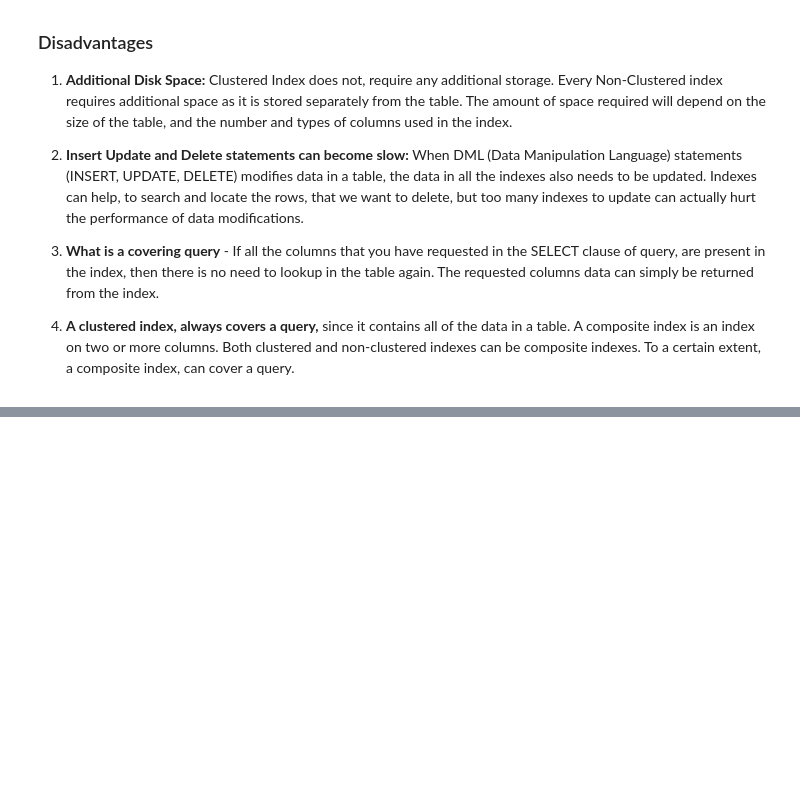
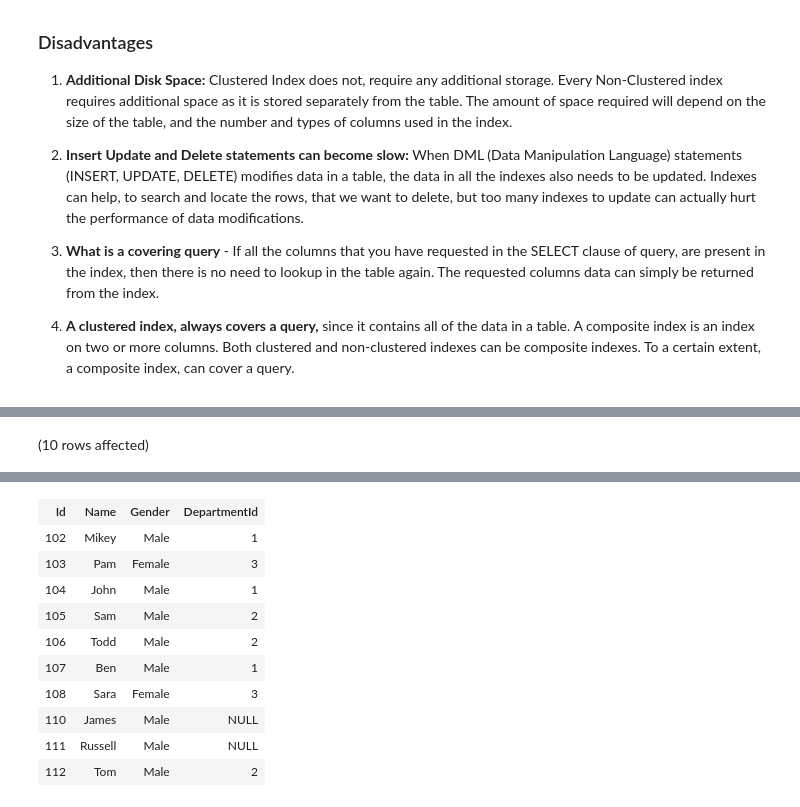
Before and after one commit to kanhaiya-bhayana-inc/Sql-server, a Jupyter notebook: Notebook 2 - Sql Server.ipynb, the cells around one changed output, grey strips where cells are left out. Saved outputs shown, nothing was run; the diff lists cells and outputs as text; code cells hidden in the pictures; blank space fills up the shorter version.

```diff
--- a/Notebook 2 - Sql Server.ipynb
+++ b/Notebook 2 - Sql Server.ipynb
@@ -1041,0 +1141,4 @@ UNIQUENESS is a property of an Index, and both CLUSTERED and NON-CLUSTERED index
+# %%
+SELECT * from vwEmployeesDataExceptSalary
+# %% [output]
+(10 rows affected)
@@ -1041,0 +1146,11 @@ UNIQUENESS is a property of an Index, and both CLUSTERED and NON-CLUSTERED index
+| Id | Name | Gender | DepartmentId |
+| 102 | Mikey | Male | 1 |
+| 103 | Pam | Female | 3 |
+| 104 | John | Male | 1 |
+| 105 | Sam | Male | 2 |
+| 106 | Todd | Male | 2 |
+| 107 | Ben | Male | 1 |
+| 108 | Sara | Female | 3 |
+| 110 | James | Male | NULL |
+| 111 | Russell | Male | NULL |
+| 112 | Tom | Male | 2 |
```
Also changed, not shown: parts of 18 cells of this notebook.
